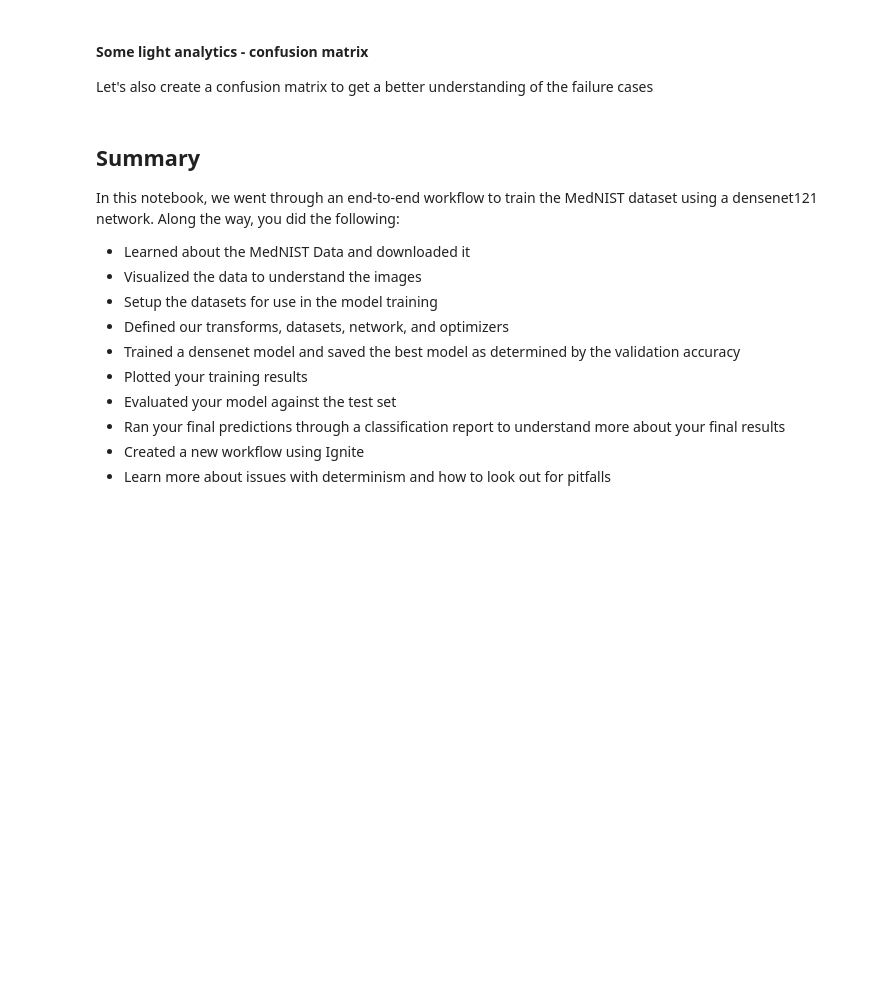
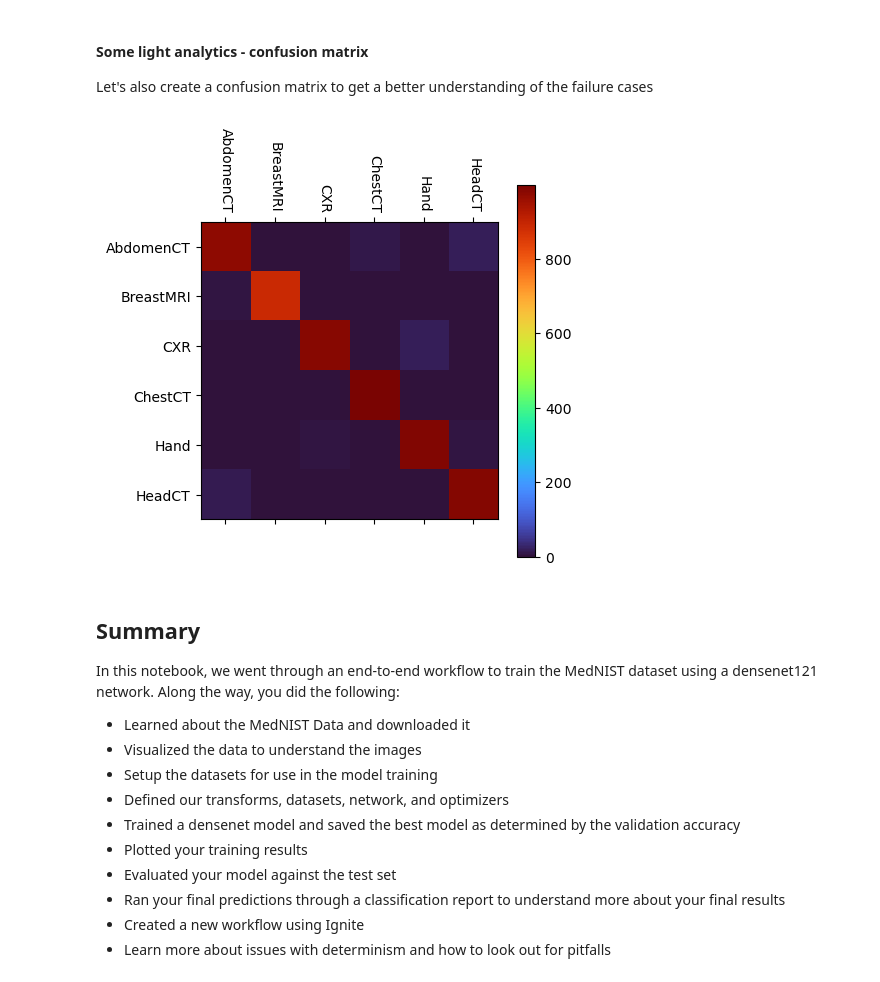
Before and after one commit to Project-MONAI/monai-bootcamp, a Jupyter notebook: MONAICore/3. End-To-End Workflow with MONAI.ipynb, the cells around one changed output. Drawn from its saved outputs; the diff is of its cells as text; code cells hidden in the pictures; blank space fills up the shorter version.

```diff
--- a/MONAICore/3. End-To-End Workflow with MONAI.ipynb
+++ b/MONAICore/3. End-To-End Workflow with MONAI.ipynb
@@ -182,19 +196,18 @@ We'll define our transform using `Compose`.  In this Array of Transforms, we'll
 train_transforms = Compose(
     [
         LoadImage(image_only=True),
-        AddChannel(),
+        EnsureChannelFirst(),
         ScaleIntensity(),
         RandRotate(range_x=15, prob=0.5, keep_size=True),
         RandFlip(spatial_axis=0, prob=0.5),
         RandZoom(min_zoom=0.9, max_zoom=1.1, prob=0.5),
-        ToTensor(),
     ]
 )
 
-val_transforms = Compose([LoadImage(image_only=True), AddChannel(), ScaleIntensity(), ToTensor()])
+val_transforms = Compose([LoadImage(image_only=True), EnsureChannelFirst(), ScaleIntensity()])
 
-act = Compose([EnsureType(), Activations(softmax=True)])
-to_onehot = Compose([EnsureType(), AsDiscrete(to_onehot=num_class)])
+act = Compose([Activations(softmax=True)])
+to_onehot = Compose([AsDiscrete(to_onehot=num_class)])
 # %% [markdown]
 #### Initialise the datasets and loaders for training, validation and test sets
  * Define a simple dataset, that we'll call `MedNISTDataset`, that groups:
@@ -413,16 +441,18 @@ print(classification_report(y_true, y_pred, target_names=class_names, digits=4))
 Let's also create a confusion matrix to get a better understanding of the failure cases
 # %%
 from sklearn.metrics import confusion_matrix
+
 cmat = confusion_matrix(y_true, y_pred)
-fig = plt.figure()
-ax = fig.add_subplot(111)
-cax = ax.matshow(confusion_matrix(y_true, y_pred), cmap="terrain", interpolation='nearest')
-fig.colorbar(cax)
 
-ax.set_xticklabels(['']+class_names, rotation=270)
-ax.set_yticklabels(['']+class_names)
+cax = plt.matshow(cmat, cmap="turbo", interpolation="nearest")
+plt.colorbar(cax)
+
+cax.axes.set_xticks(list(range(len(class_names))), class_names, rotation=270)
+cax.axes.set_yticks(list(range(len(class_names))), class_names)
 
 plt.show()
+# %% [output]
+[figure, added]
 # %% [markdown]
 ## **Summary**
 
```
Also changed, not shown: parts of 11 cells of this notebook, 5 other files.
